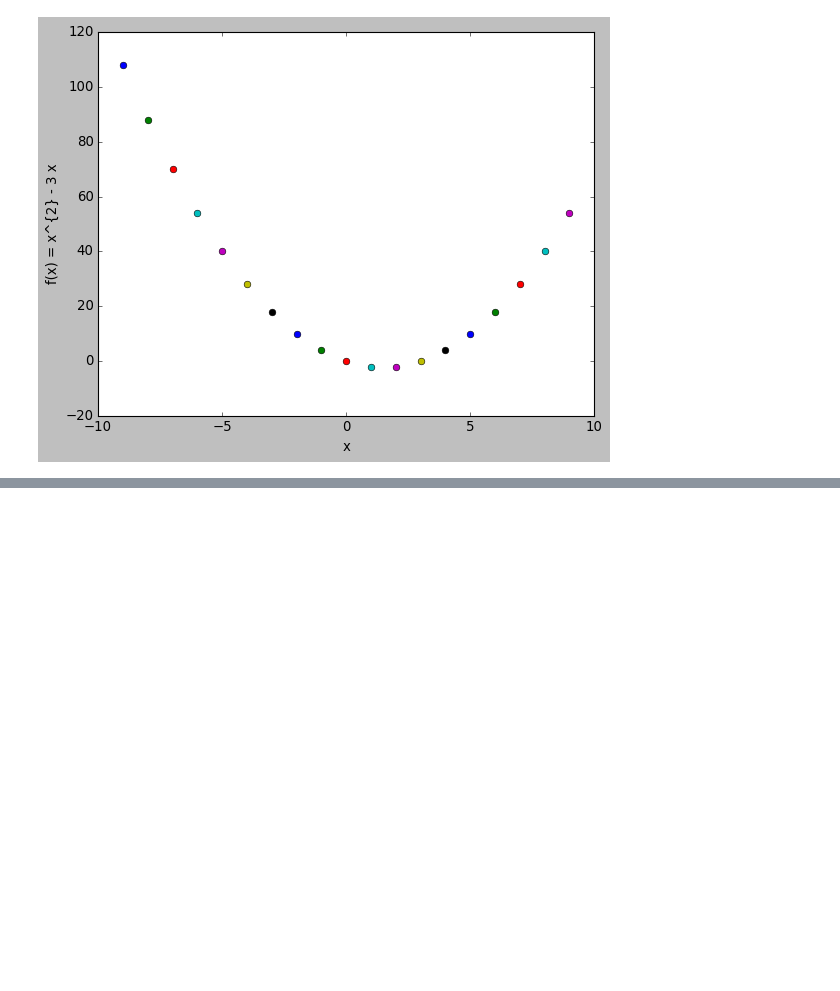
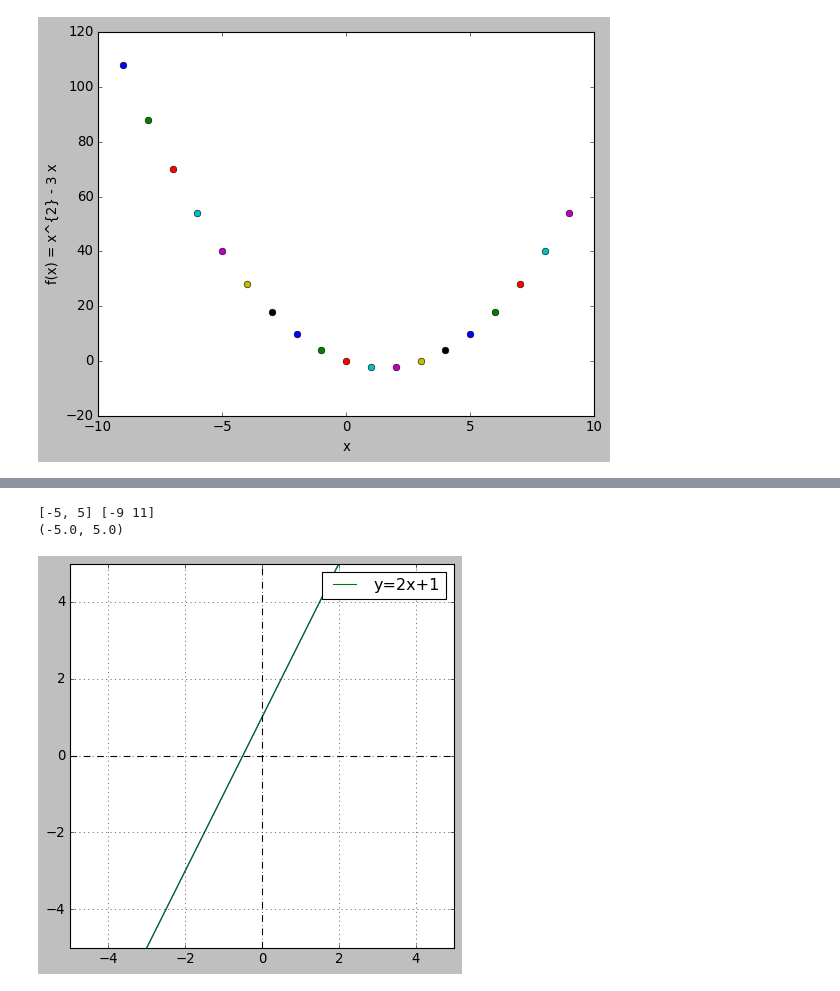
Before and after one commit to pawelztef/maths_pyt, a Jupyter notebook: graphing_and_visualisation.ipynb, the cells around one changed output, grey strips where cells are left out. Saved outputs shown, nothing was run; the diff lists cells and outputs as text; code cells hidden in the pictures; blank space fills up the shorter version.

```diff
--- a/graphing_and_visualisation.ipynb
+++ b/graphing_and_visualisation.ipynb
@@ -69,0 +114,35 @@ plt.show()
+# %%
+import numpy as np
+import matplotlib.pyplot as plt
+
+# y = mx + b
+
+x = [-5, 5]
+m = 2
+b = 1
+
+# y = [340, 2345]
+# for i in range(0, len(x)):
+#    y[i] = m*x[i] + b
+
+y = m*np.array(x) + b
+
+print(x, y)
+plt.plot(x, y)
+plt.grid()
+
+plt.plot(x, y, label='y=%sx+%s' %(m, b))
+plt.axis('square')
+plt.xlim(x)
+plt.ylim(x)
+
+axis = plt.gca()
+plt.plot(axis.get_xlim(), [0, 0], 'k--')
+plt.plot([0,0], axis.get_ylim(), 'k--')
+print(axis.get_xlim())
+plt.legend()
+plt.show()
+# %% [output]
+[-5, 5] [-9 11]
+(-5.0, 5.0)
+[figure, added]
```
Also changed, not shown: parts of 12 cells of this notebook.
